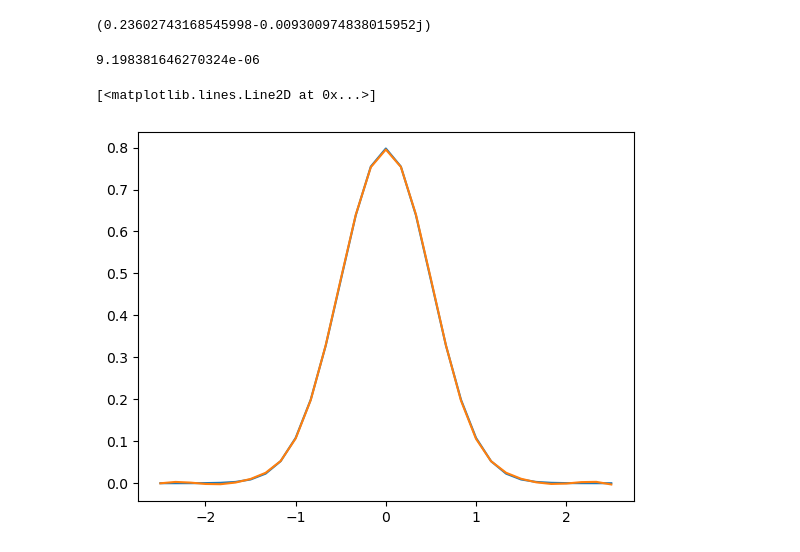
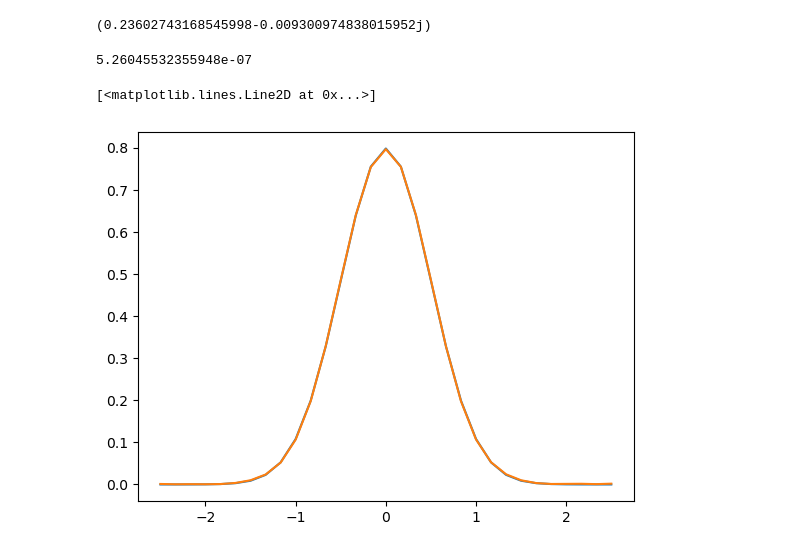
Before and after one commit to pablovegan/TFM_QML, a Jupyter notebook: pruebas.ipynb, the cells around one changed output. Cells and saved outputs as stored; diff of their text form; code cells hidden in the pictures.

```diff
--- a/pruebas.ipynb
+++ b/pruebas.ipynb
@@ -58,20 +58,20 @@ fn[0] - fn_approx[0]
 # %%
 x = np.linspace(-2.5, 2.5, 31)
 fn = np.exp(-((x) ** 2) / (2 * 0.5**2)) / (0.5 * np.sqrt(2 * np.pi))
 layers = 10
-np.random.seed(3)
+np.random.seed(2)
 params = 0.7 * np.random.randn(3 * layers)
 
-model = RxRyModel(x=x, encoding="amp")
-cost = Cost(fn, model, metric="mse")
+model = RxRyModel(x=x, encoding="prob")
+cost = Cost(fn, model, metric="log_cosh")
 opt = BlackBoxOptimizer(method="L-BFGS-B", method_kwargs={"ftol": 1e-9, "gtol": 1e-9})
 params = opt(cost, cost.grad, params)
 fn_approx = model(params)
 
 print(cost(params))
 plt.plot(x, fn)
 plt.plot(x, fn_approx)
 # %% [output]
-9.198381646270324e-06
+5.26045532355948e-07
 [<matplotlib.lines.Line2D at 0x...>]
-[figure, old version]
+[figure, new version]
```
Also changed, not shown: parts of 1 cell of this notebook, 10 other files.
